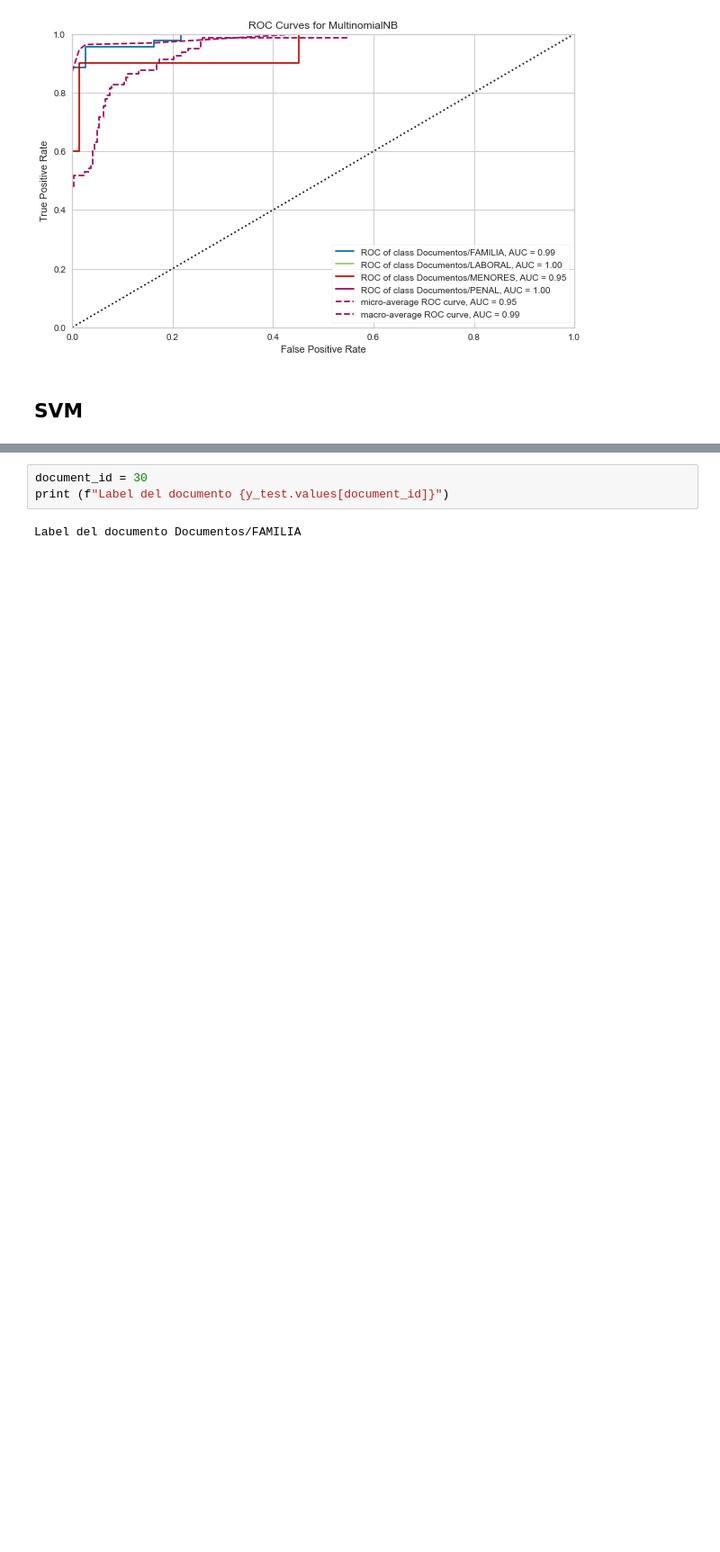
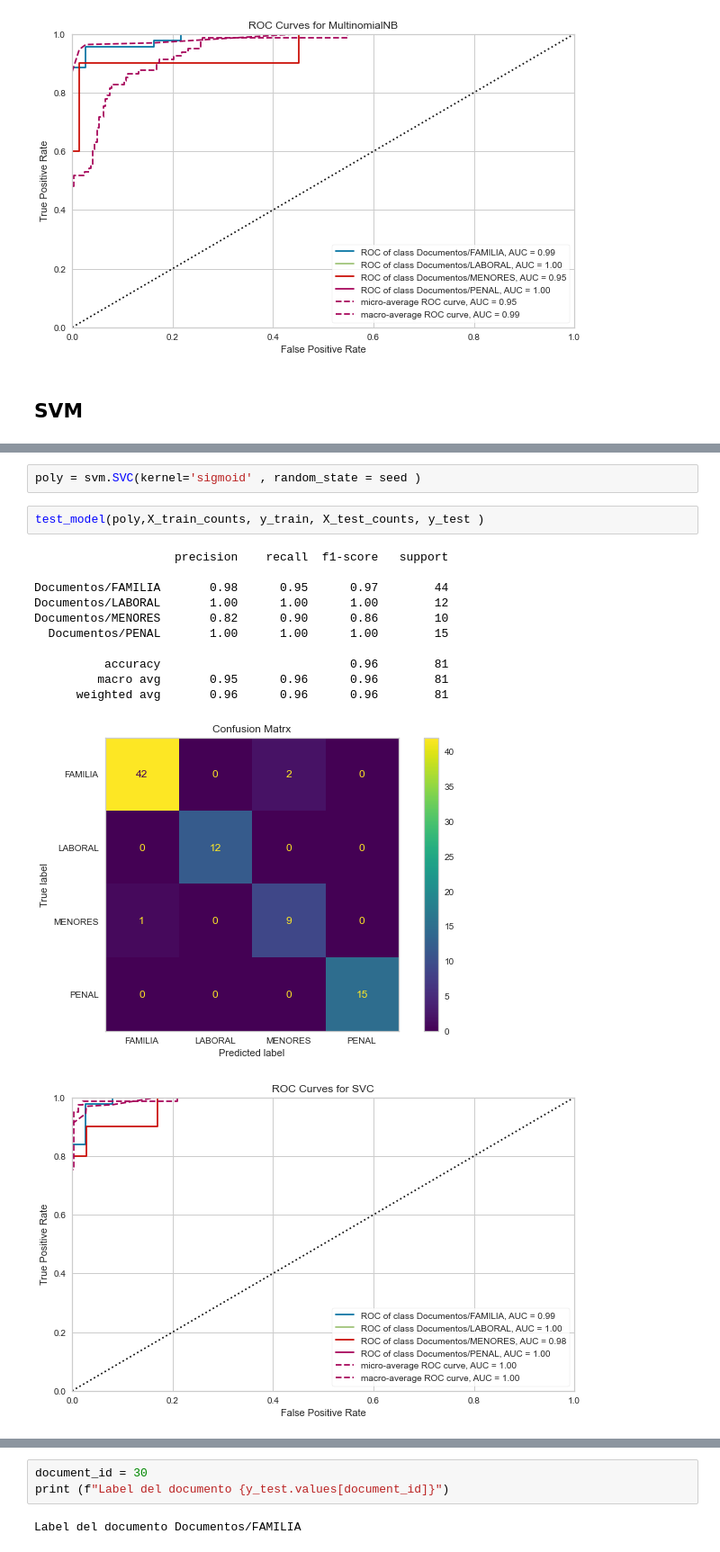
Before and after one commit to cgoviedo/Diplodatos, a Jupyter notebook: mentoria/Practico 3 - Introduccion al aprendizaje automatico.ipynb, the cells around one changed output, grey strips where cells are left out. Shown at 90% size. Cells and saved outputs as stored; diff of their text form; blank space fills up the shorter version.

```diff
--- a/mentoria/Practico 3 - Introduccion al aprendizaje automatico.ipynb
+++ b/mentoria/Practico 3 - Introduccion al aprendizaje automatico.ipynb
@@ -346,3 +370,20 @@ Documentos/MENORES       1.00      0.70      0.82        10
+# %%
+poly = svm.SVC(kernel='sigmoid' , random_state = seed )
+# %%
+test_model(poly,X_train_counts, y_train, X_test_counts, y_test )
+# %% [output]
+                    precision    recall  f1-score   support
+
+Documentos/FAMILIA       0.98      0.95      0.97        44
+Documentos/LABORAL       1.00      1.00      1.00        12
+Documentos/MENORES       0.82      0.90      0.86        10
+  Documentos/PENAL       1.00      1.00      1.00        15
+
+          accuracy                           0.96        81
+         macro avg       0.95      0.96      0.96        81
+      weighted avg       0.96      0.96      0.96        81
+[figure, added]
+[figure, added]
 # %% [markdown]
 ## Resultados
 
```
Also changed, not shown: parts of 27 cells of this notebook.
